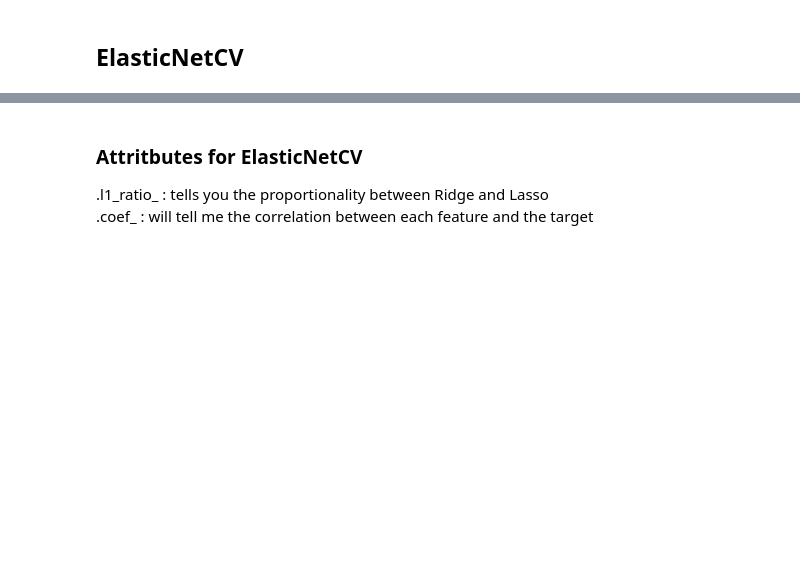
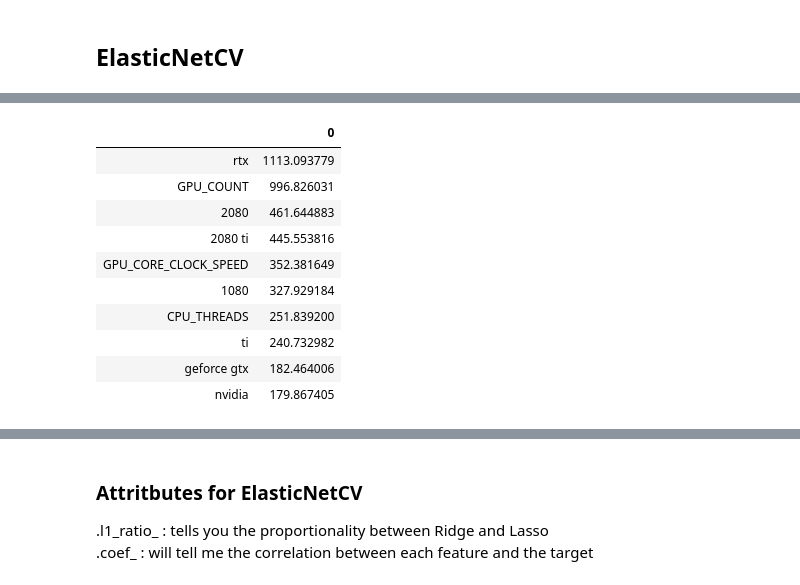
Before and after one commit to Huski-Git/3DMark-Score, a Jupyter notebook: 3D Mark Score Capstone Project.ipynb, the cells around one changed output, grey strips where cells are left out. Saved outputs shown, nothing was run; the diff lists cells and outputs as text; code cells hidden in the pictures; blank space fills up the shorter version.

```diff
--- a/3D Mark Score Capstone Project.ipynb
+++ b/3D Mark Score Capstone Project.ipynb
@@ -726,2 +676,3 @@ Objective did not converge. You might want to increase the number of iterations.
 # %%
-#save_pickle(model,'ElasticNetCV.pkl')
+save_pickle(model,'ElasticNetCV.pkl')
+enet=load_pickle('ElasticNetCV.pkl')
@@ -730,2 +679,18 @@ model=load_pickle('ElasticNetCV.pkl')
+# %%
+enet_df=pd.DataFrame(enet.coef_,index=X.columns)
+# %%
+enet_df.sort_values(by=0,ascending=False)[:10]
+# %% [output]
+|  | 0 |
+| rtx | 1113.093779 |
+| GPU_COUNT | 996.826031 |
+| 2080 | 461.644883 |
+| 2080 ti | 445.553816 |
+| GPU_CORE_CLOCK_SPEED | 352.381649 |
+| 1080 | 327.929184 |
+| CPU_THREADS | 251.839200 |
+| ti | 240.732982 |
+| geforce gtx | 182.464006 |
+| nvidia | 179.867405 |
 # %%
 y.mean()
```
Also changed, not shown: parts of 56 cells of this notebook, 6 other files.
